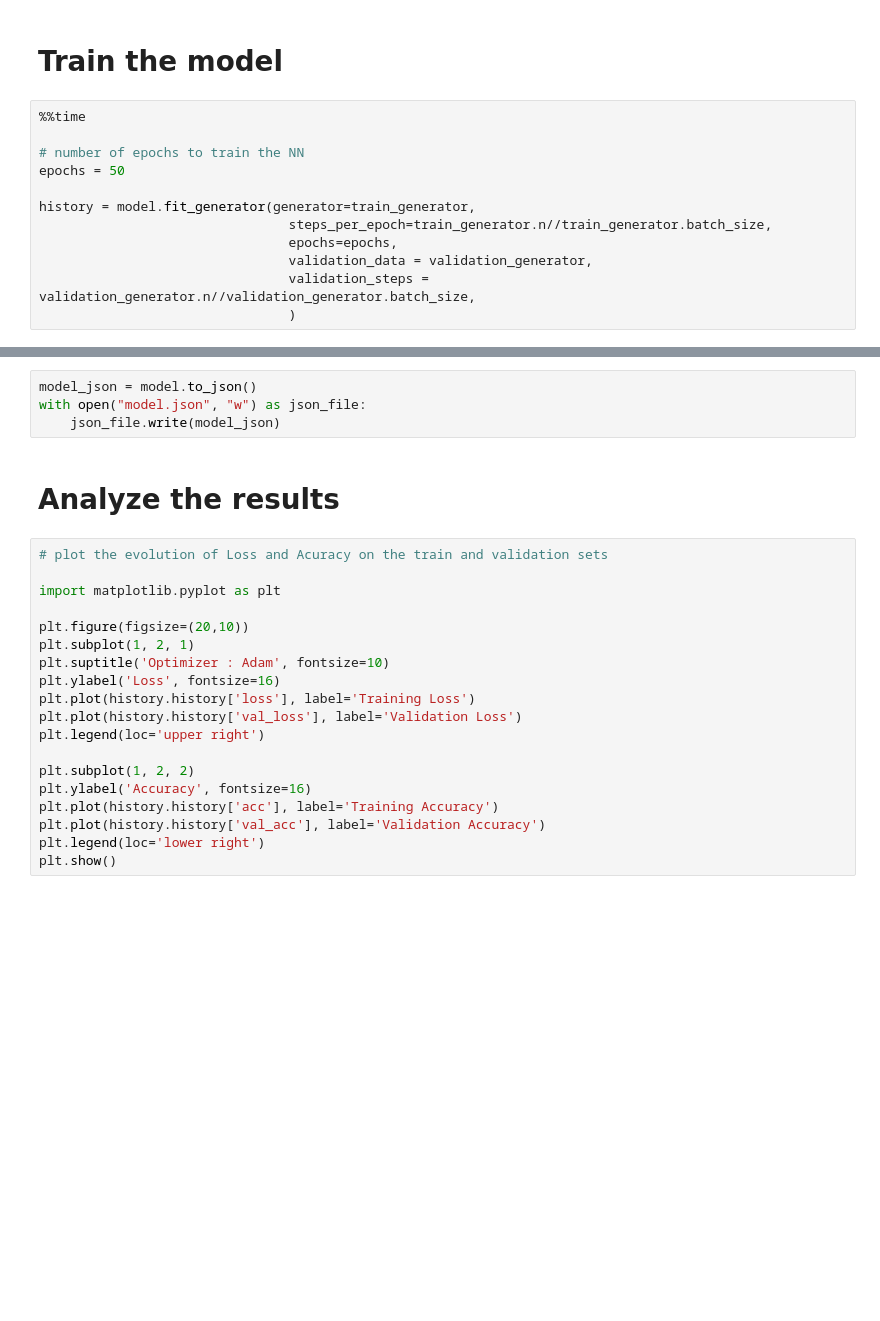
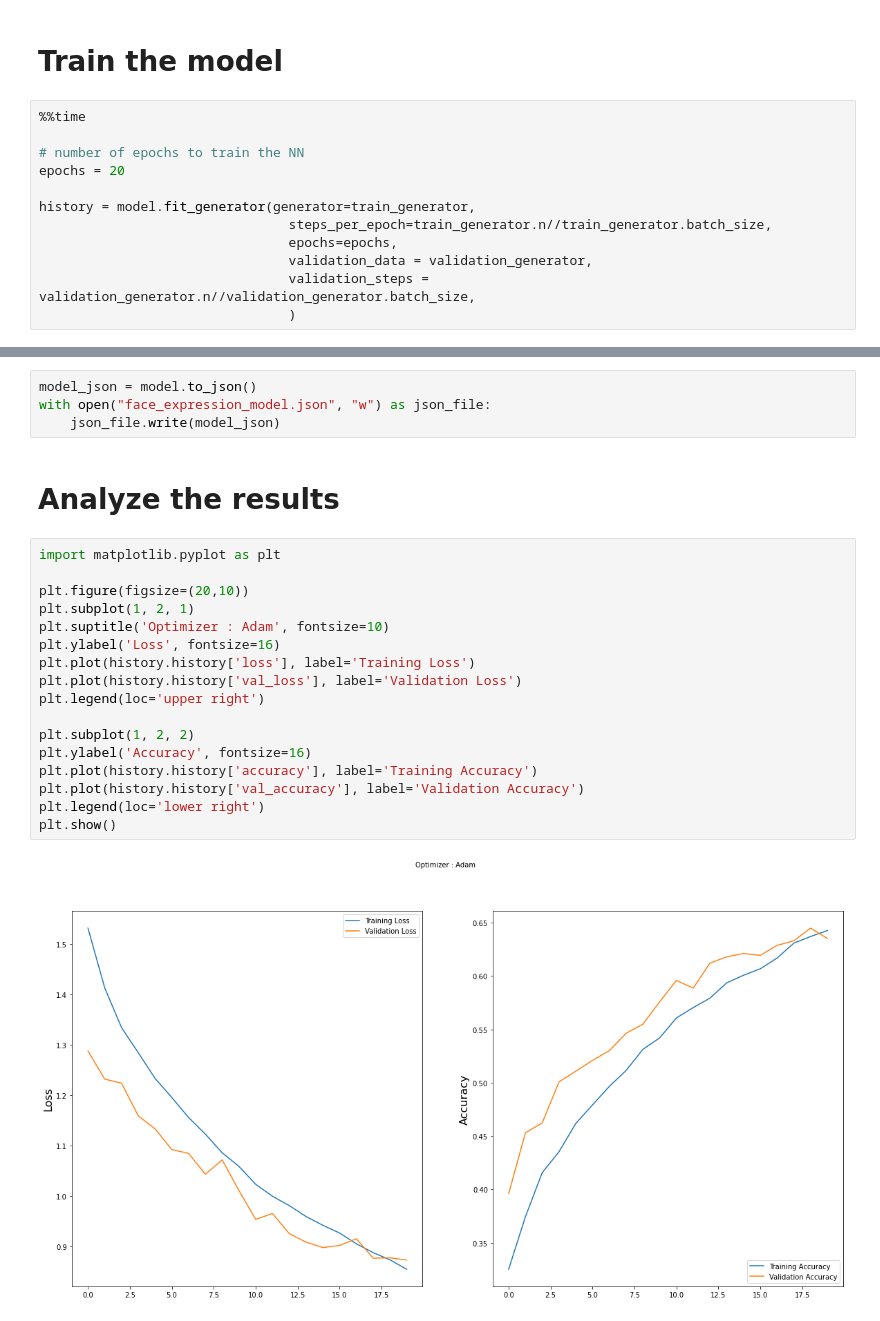
Before and after one commit to Muhammad-Bilal-MB/Socion, a Jupyter notebook: Images Emotion Detection.ipynb, the cells around one changed output, grey strips where cells are left out. Saved outputs shown, nothing was run; the diff lists cells and outputs as text; blank space fills up the shorter version.

Commit message:
New Trained Model

```diff
--- a/face-expression-recognition-with-deep-learning.ipynb
+++ b/Images Emotion Detection.ipynb
@@ -128,7 +128,7 @@ model.compile(optimizer=opt, loss='categorical_crossentropy', metrics=['accuracy
 %%time
 
 # number of epochs to train the NN
-epochs = 50
+epochs = 20
 
 history = model.fit_generator(generator=train_generator,
                                 steps_per_epoch=train_generator.n//train_generator.batch_size,
@@ -142,26 +157,26 @@ KeyboardInterrupt:
 # %%
 model_json = model.to_json()
-with open("model.json", "w") as json_file:
+with open("face_expression_model.json", "w") as json_file:
     json_file.write(model_json)
 # %% [markdown]
 # Analyze the results
 # %%
-# plot the evolution of Loss and Acuracy on the train and validation sets
-
 import matplotlib.pyplot as plt
 
 plt.figure(figsize=(20,10))
 plt.subplot(1, 2, 1)
 plt.suptitle('Optimizer : Adam', fontsize=10)
 plt.ylabel('Loss', fontsize=16)
 plt.plot(history.history['loss'], label='Training Loss')
 plt.plot(history.history['val_loss'], label='Validation Loss')
 plt.legend(loc='upper right')
 
 plt.subplot(1, 2, 2)
 plt.ylabel('Accuracy', fontsize=16)
-plt.plot(history.history['acc'], label='Training Accuracy')
-plt.plot(history.history['val_acc'], label='Validation Accuracy')
+plt.plot(history.history['accuracy'], label='Training Accuracy')
+plt.plot(history.history['val_accuracy'], label='Validation Accuracy')
 plt.legend(loc='lower right')
 plt.show()
+# %% [output]
+[figure, added]
 # %%
```
Also changed, not shown: parts of 2 cells of this notebook, 1 other file.
